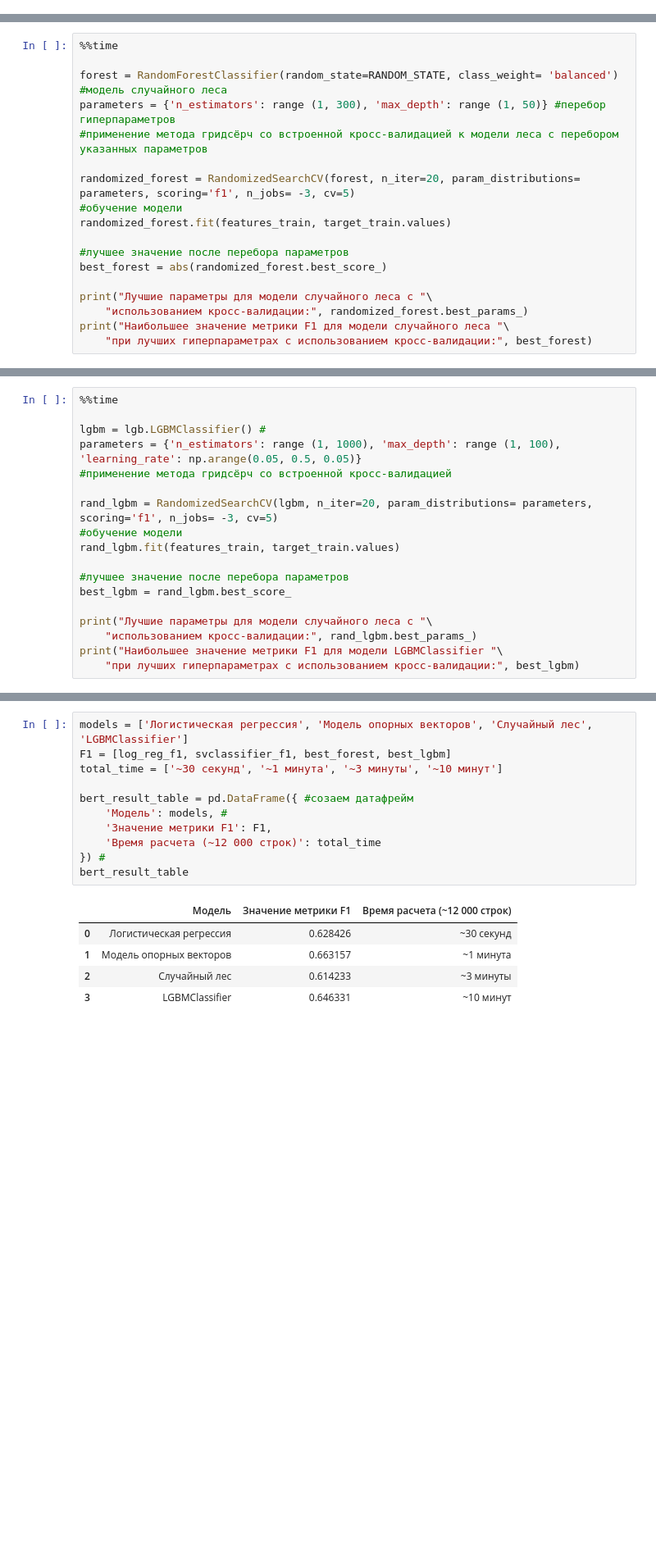
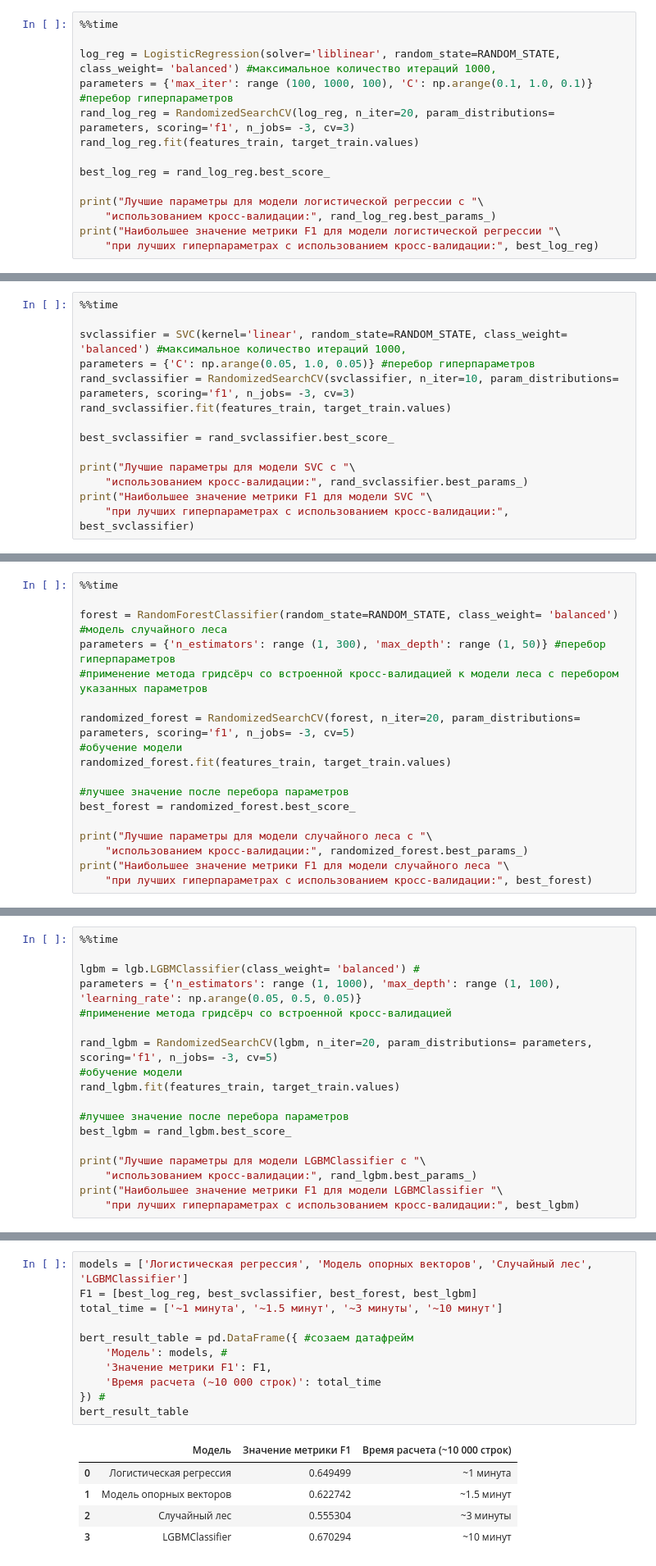
Before and after one commit to rustyt0aster/project13_BERT, a Jupyter notebook: project13_BERT.ipynb, the cells around one changed output, grey strips where cells are left out. Shown at 82% size. Drawn from its saved outputs; the diff is of its cells as text; blank space fills up the shorter version.

```diff
--- a/project13_BERT.ipynb
+++ b/project13_BERT.ipynb
@@ -377,0 +578,14 @@ Wall time: 26.5 s
+# %%
+%%time
+
+log_reg = LogisticRegression(solver='liblinear', random_state=RANDOM_STATE, class_weight= 'balanced') #максимальное количество итераций 1000,
+parameters = {'max_iter': range (100, 1000, 100), 'C': np.arange(0.1, 1.0, 0.1)} #перебор гиперпараметров
+rand_log_reg = RandomizedSearchCV(log_reg, n_iter=20, param_distributions= parameters, scoring='f1', n_jobs= -3, cv=3)
+rand_log_reg.fit(features_train, target_train.values)
+
+best_log_reg = rand_log_reg.best_score_
+
+print("Лучшие параметры для модели логистической регрессии с "\
+    "использованием кросс-валидации:", rand_log_reg.best_params_)
+print("Наибольшее значение метрики F1 для модели логистической регрессии "\
+    "при лучших гиперпараметрах с использованием кросс-валидации:", best_log_reg)
@@ -392,0 +612,14 @@ Wall time: 49 s
+# %%
+%%time
+
+svclassifier = SVC(kernel='linear', random_state=RANDOM_STATE, class_weight= 'balanced') #максимальное количество итераций 1000,
+parameters = {'C': np.arange(0.05, 1.0, 0.05)} #перебор гиперпараметров
+rand_svclassifier = RandomizedSearchCV(svclassifier, n_iter=10, param_distributions= parameters, scoring='f1', n_jobs= -3, cv=3)
+rand_svclassifier.fit(features_train, target_train.values)
+
+best_svclassifier = rand_svclassifier.best_score_
+
+print("Лучшие параметры для модели SVC с "\
+    "использованием кросс-валидации:", rand_svclassifier.best_params_)
+print("Наибольшее значение метрики F1 для модели SVC "\
+    "при лучших гиперпараметрах с использованием кросс-валидации:", best_svclassifier)
@@ -404,7 +642,7 @@ randomized_forest = RandomizedSearchCV(forest, n_iter=20, param_distributions= p
 randomized_forest.fit(features_train, target_train.values)
 
 #лучшее значение после перебора параметров
-best_forest = abs(randomized_forest.best_score_)
+best_forest = randomized_forest.best_score_
 
 print("Лучшие параметры для модели случайного леса с "\
     "использованием кросс-валидации:", randomized_forest.best_params_)
@@ -420,7 +658,7 @@ Wall time: 2min 34s
 # %%
 %%time
 
-lgbm = lgb.LGBMClassifier() #
+lgbm = lgb.LGBMClassifier(class_weight= 'balanced') #
 parameters = {'n_estimators': range (1, 1000), 'max_depth': range (1, 100), 'learning_rate': np.arange(0.05, 0.5, 0.05)}
 #применение метода гридсёрч со встроенной кросс-валидацией
 
@@ -431,7 +669,7 @@ rand_lgbm.fit(features_train, target_train.values)
 #лучшее значение после перебора параметров
 best_lgbm = rand_lgbm.best_score_
 
-print("Лучшие параметры для модели случайного леса с "\
+print("Лучшие параметры для модели LGBMClassifier с "\
     "использованием кросс-валидации:", rand_lgbm.best_params_)
 print("Наибольшее значение метрики F1 для модели LGBMClassifier "\
     "при лучших гиперпараметрах с использованием кросс-валидации:", best_lgbm)
@@ -444,18 +682,18 @@ Wall time: 7min 19s
 ### Выводы по методу BERT
 # %%
 models = ['Логистическая регрессия', 'Модель опорных векторов', 'Случайный лес', 'LGBMClassifier']
-F1 = [log_reg_f1, svclassifier_f1, best_forest, best_lgbm]
-total_time = ['~30 секунд', '~1 минута', '~3 минуты', '~10 минут']
+F1 = [best_log_reg, best_svclassifier, best_forest, best_lgbm]
+total_time = ['~1 минута', '~1.5 минут', '~3 минуты', '~10 минут']
 
 bert_result_table = pd.DataFrame({ #созаем датафрейм
     'Модель': models, #
     'Значение метрики F1': F1,
-    'Время расчета (~12 000 строк)': total_time
+    'Время расчета (~10 000 строк)': total_time
 }) #
 bert_result_table
 # %% [output]
-|  | Модель | Значение метрики F1 | Время расчета (~12 000 строк) |
-| 0 | Логистическая регрессия | 0.628426 | ~30 секунд |
-| 1 | Модель опорных векторов | 0.663157 | ~1 минута |
-| 2 | Случайный лес | 0.614233 | ~3 минуты |
-| 3 | LGBMClassifier | 0.646331 | ~10 минут |
+|  | Модель | Значение метрики F1 | Время расчета (~10 000 строк) |
+| 0 | Логистическая регрессия | 0.649499 | ~1 минута |
+| 1 | Модель опорных векторов | 0.622742 | ~1.5 минут |
+| 2 | Случайный лес | 0.555304 | ~3 минуты |
+| 3 | LGBMClassifier | 0.670294 | ~10 минут |
```
Also changed, not shown: parts of 98 cells of this notebook, 1 other file.
